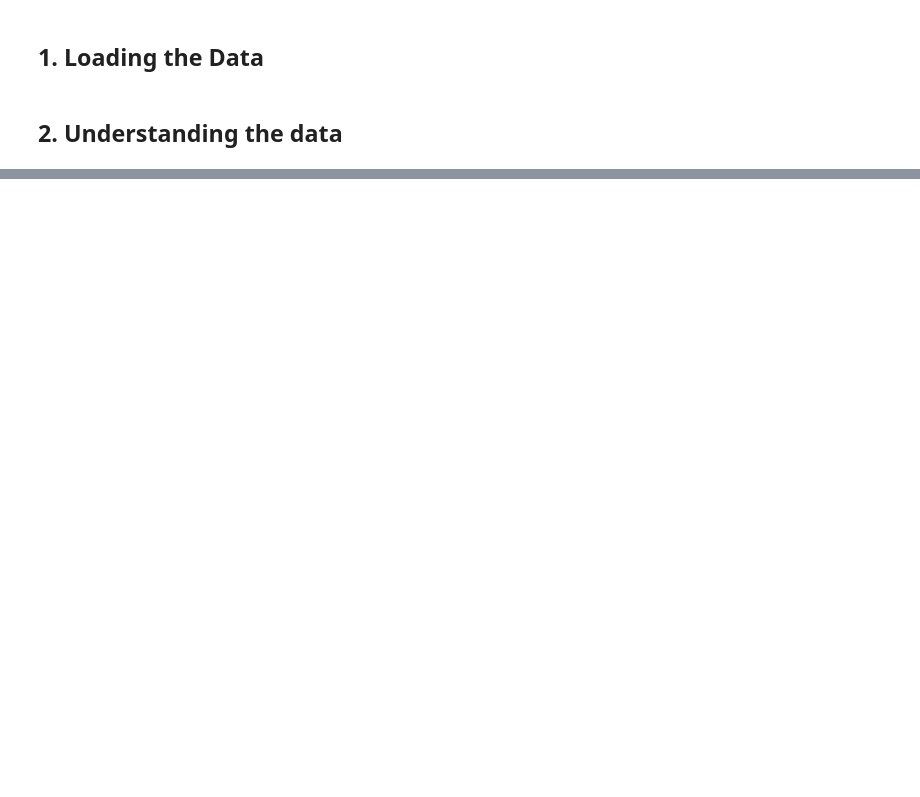
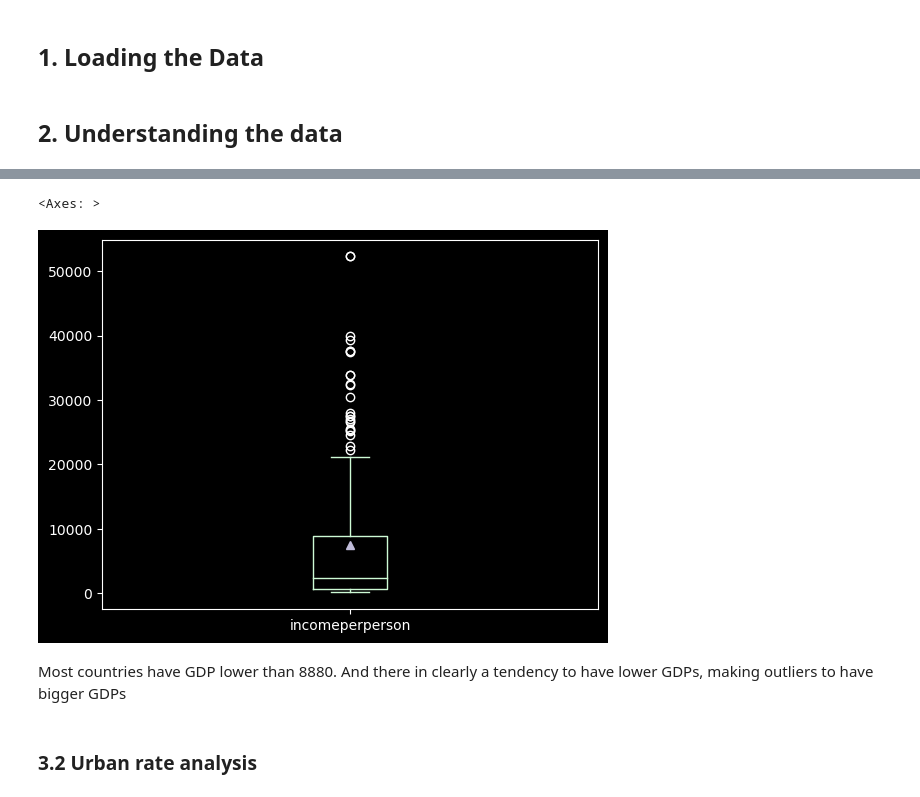
Before and after one commit to bsgarciac/gdp-understanding-linear-regression, a Jupyter notebook: analysis.ipynb, the cells around one changed output, grey strips where cells are left out. Saved outputs shown, nothing was run; the diff lists cells and outputs as text; code cells hidden in the pictures; blank space fills up the shorter version.

```diff
--- a/analysis.ipynb
+++ b/analysis.ipynb
@@ -410,0 +123,10 @@ A complete report can be found on the presentation in this repository
+# %%
+# Box Plot for Income per Person
+df['incomeperperson'].plot.box(showmeans=True, color=color["incomeperperson"])
+# %% [output]
+<Axes: >
+[figure, added]
+# %% [markdown]
+Most countries have GDP lower than 8880. And there in clearly a tendency to have lower GDPs, making outliers to have bigger GDPs
+# %% [markdown]
+### 3.2 Urban rate analysis
```
Also changed, not shown: parts of 119 cells of this notebook, 6 other files.
